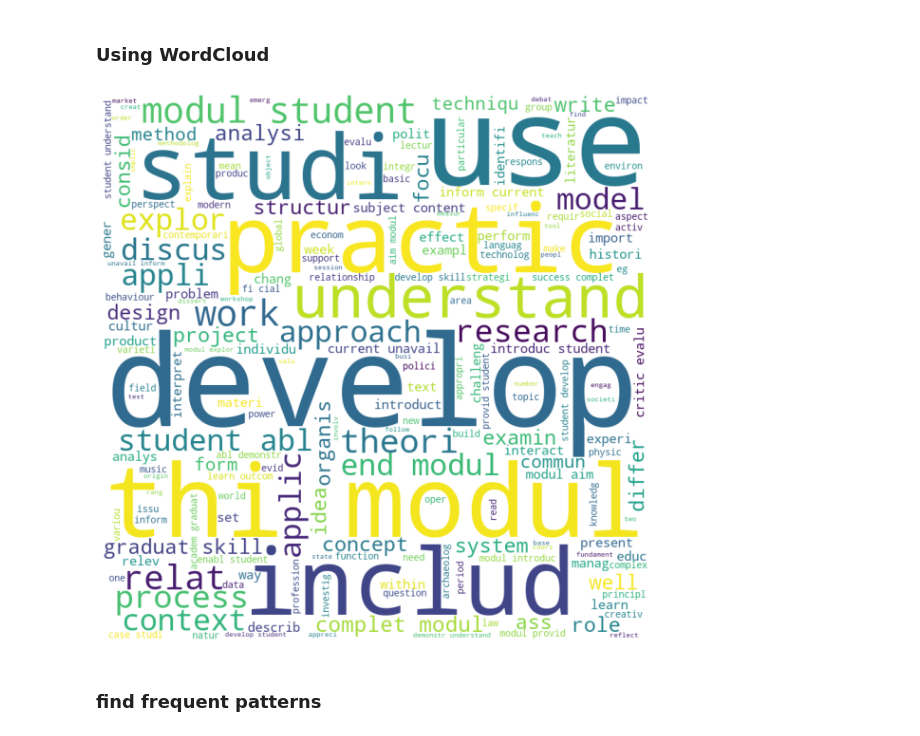
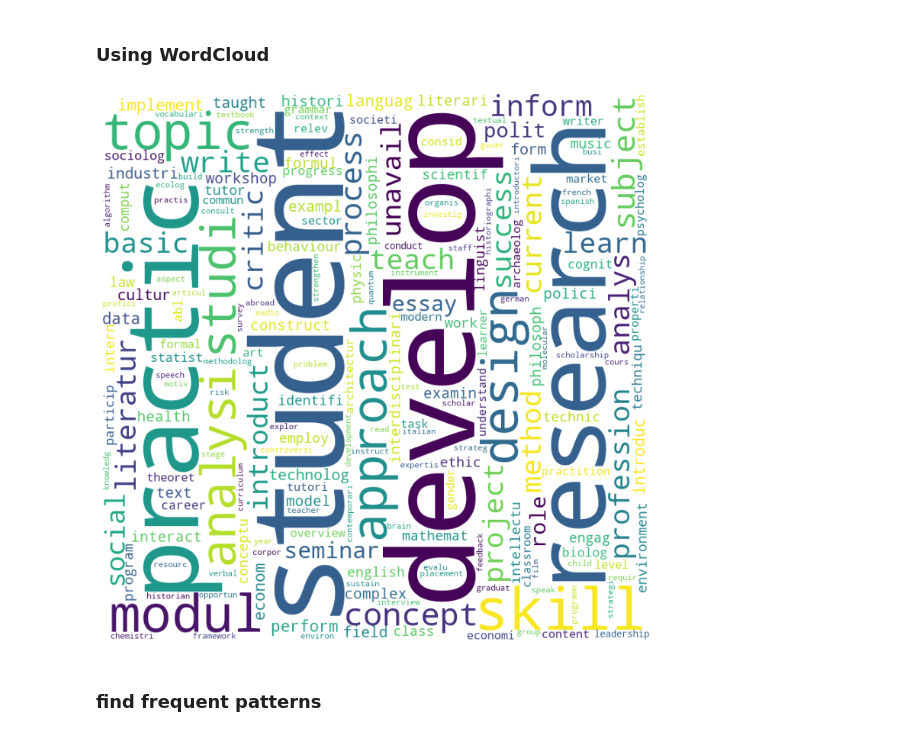
Before and after one commit to soroush-bagherian/DataMining-preprocessing, a Jupyter notebook: preprocessing.ipynb, the cells around one changed output. Saved outputs shown, nothing was run; the diff lists cells and outputs as text; code cells hidden in the pictures.

Commit message:
generate word cloud with frequencies

```diff
--- a/preprocessing.ipynb
+++ b/preprocessing.ipynb
@@ -180,6 +180,6 @@ df = pd.read_csv('./keywords.csv')
 hist = {}
 for column in df:
     hist[column] = len(df[df[column] == True])
-hist = Counter(hist).most_common(20)
-hist = dict(hist)
+most_common_hist = Counter(hist).most_common(20)
+most_common_hist = dict(most_common_hist)
 # %%
@@ -198,26 +198,18 @@ plt.show()
 # %%
 from wordcloud import WordCloud, STOPWORDS
 
-df = pd.read_csv('preprocess.csv')
-comment_words = ''
-stopwords = set(STOPWORDS)
-for val in df.preprocessed:
-    tokens = val.split()
-    for i in range(len(tokens)):
-        tokens[i] = tokens[i].lower()
-    comment_words += " ".join(tokens)+" "
 wordcloud = WordCloud(width = 800, height = 800,
                 background_color ='white',
                 stopwords = stopwords,
-                min_font_size = 10).generate(comment_words)
+                min_font_size = 10).generate_from_frequencies(hist)
 
-plt.figure(figsize = (8, 8), facecolor = None)
+plt.figure(figsize = (10, 10), facecolor = None)
 plt.imshow(wordcloud)
 plt.axis("off")
 plt.tight_layout(pad = 0)
 plt.show()
 # %% [output]
-[figure, old version]
+[figure, new version]
 # %% [markdown]
 ### find frequent patterns
 # %%
```
Also changed, not shown: parts of 3 cells of this notebook, 1 other file.
